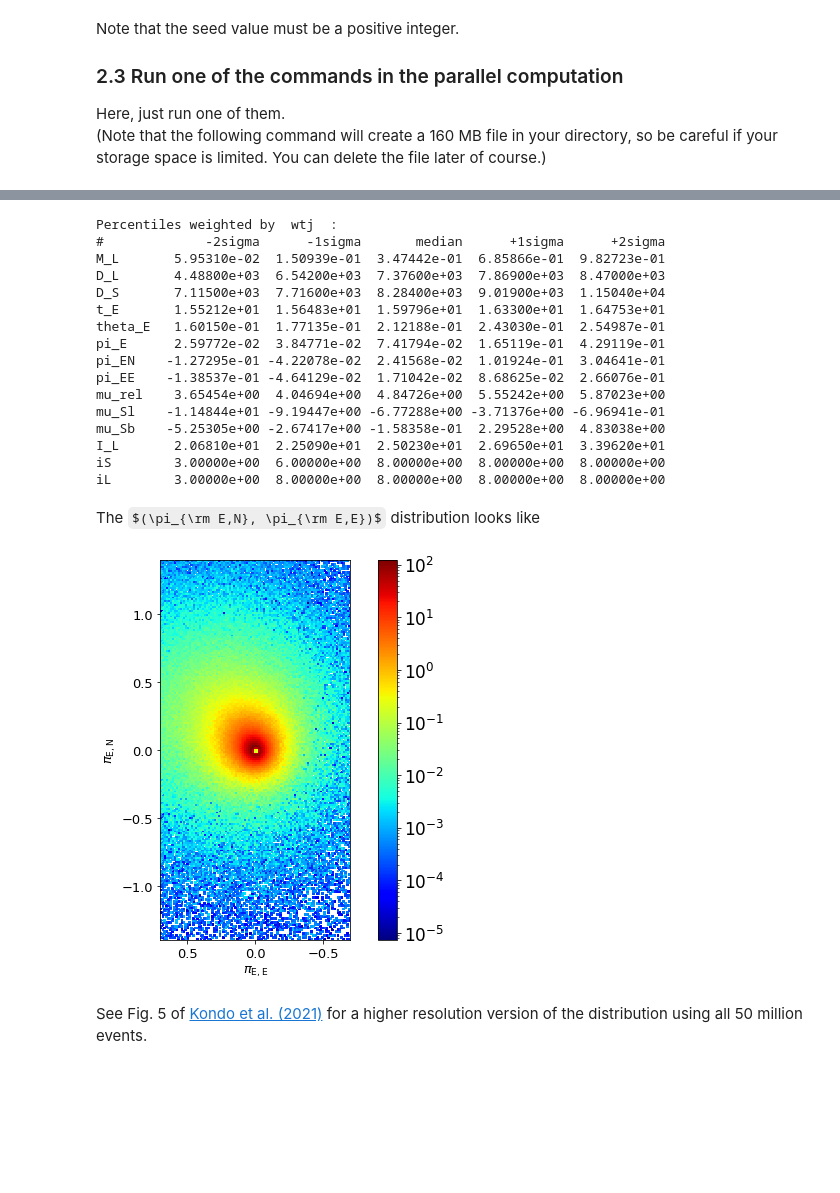
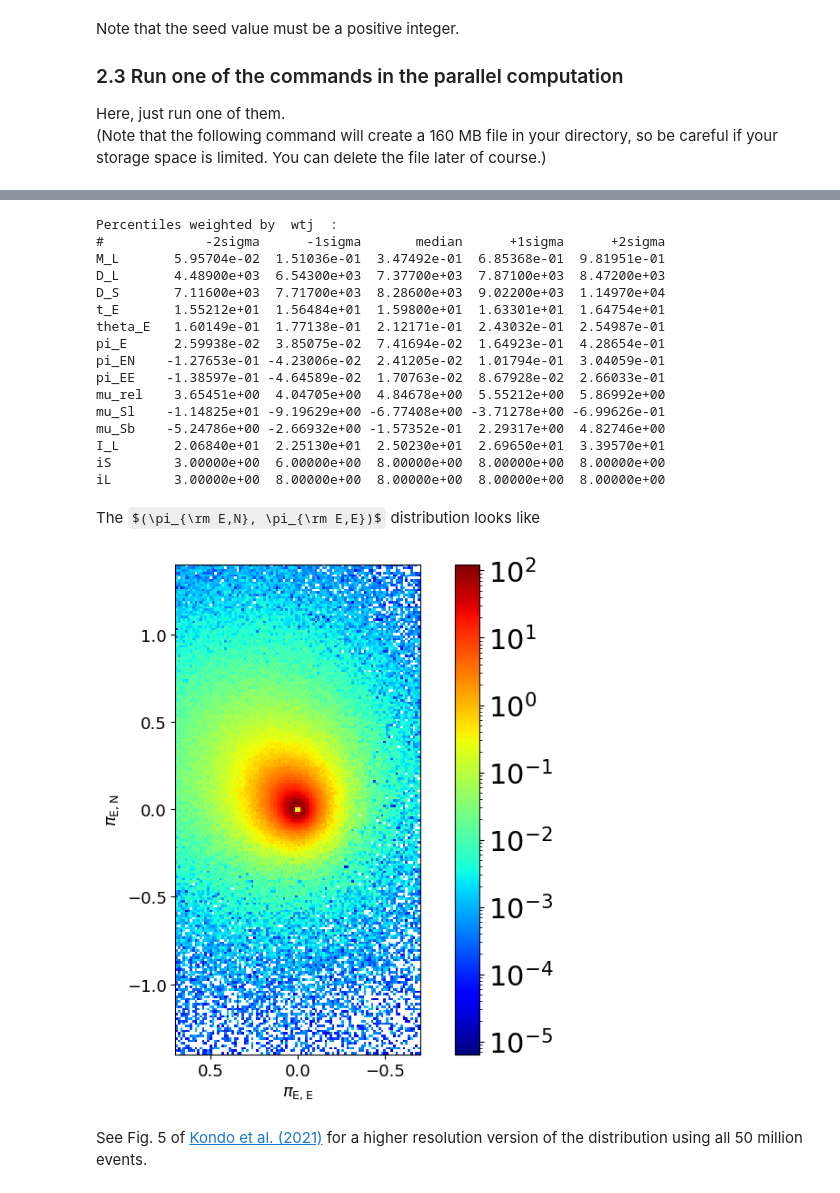
Before and after one commit to nkoshimoto/genulens, a Jupyter notebook: genulens_samples.ipynb, the cells around one changed output, grey strips where cells are left out. Drawn from its saved outputs; the diff is of its cells as text; code cells hidden in the pictures; some formulas as TeX source; blank space fills up the shorter version.

```diff
--- a/genulens_samples.ipynb
+++ b/genulens_samples.ipynb
@@ -31,7 +31,7 @@ def get_header (command) :
 
 
     if VERBOSITY == 3 :
-        header = 'wtj M_L D_L D_S t_E theta_E pi_E pi_EN pi_EE mu_rel mu_Sl mu_Sb I_L iS iL fREM'.split()
+        header = 'wtj M_L D_L D_S t_E theta_E pi_E pi_EN pi_EE mu_rel mu_Sl mu_Sb I_L K_L iS iL fREM'.split()
     elif VERBOSITY == 2 :
         header = 'wtj t_E theta_E pi_EN pi_EE D_S mu_Sl mu_Sb iS iL fREM'.split()
     else :
@@ -95,7 +95,7 @@ def plot_hist_wt (axis, data, col = 'C1', log = 0, label = None, wt = None, NXBI
         xbins = np.logspace(np.log10(xmin), np.log10(xmax), num=NXBIN+1)
     else :
         xbins = np.linspace(xmin, xmax, num=NXBIN+1)
-    y, x, pol = axis.hist(data, bins = xbins, histtype = 'step', linewidth = '2', color = col, label = label, weights = wt)
+    y, x, pol = axis.hist(data, bins = xbins, histtype = 'step', linewidth = 2, color = col, label = label, weights = wt)
     xpers  = weighted_percentile(data, [0.1587, 0.50, 0.8413], weights=wt)
     # print (xpers)
     # xpers = np.percentile(data, q=100*np.array([0.1587, 0.50, 0.8413]))
@@ -133,19 +133,20 @@ def hist_wt (data, header, logparams = [], wtcol = None, PLOT = True, NXBIN = 50
     else :
         wt =  dataT[wtcol]
 
-    if PLOT :  # plot histogram
+    if PLOT:  # plot histogram
         if wtcol < nparam :
             print("Histogram weighted by ", header[wtcol], " : ")
         plt.rcParams["font.size"] = 13
 
         # Determine number of panels
-        Nx = np.int(np.sqrt(nparam))
+        Nx = int(np.sqrt(nparam))
         if(Nx != np.sqrt(nparam)) : Nx += 1
-        Ny = np.int(nparam / Nx)
+        Ny = int(nparam / Nx)
         if(Nx * Ny < nparam) : Ny += 1
 
         fig, ax = plt.subplots(Ny, Nx, figsize=(14, 14*Ny/Nx))
         plt.subplots_adjust(wspace=0.4, hspace=0.4)
+
 
         for i in range(Ny*Nx) :
             # Skip wtcol param
@@ -154,13 +155,13 @@ def hist_wt (data, header, logparams = [], wtcol = None, PLOT = True, NXBIN = 50
 
             # Get (ix, iy)
             if i < wtcol :
-                ix = np.int(i/Nx)
+                ix = int(i/Nx)
                 iy = i % Nx
             else :
-                ix = np.int((i-1)/Nx)
+                ix = int((i-1)/Nx)
                 iy = (i-1) % Nx
                 if i == Ny*Nx - 1 :
-                    ax[np.int(i/Nx), i % Nx].axis('off') # deactivate the panel unused due to wtcol
+                    ax[int(i/Nx), i % Nx].axis('off') # deactivate the panel unused due to wtcol
 
             if i >= nparam :
                 ax[ix,iy].axis('off')
@@ -540,18 +541,18 @@ for i, ptile in enumerate(ptiles):
 # %% [output]
 Percentiles weighted by  wtj  :
 #             -2sigma      -1sigma       median      +1sigma      +2sigma
-M_L       5.95310e-02  1.50939e-01  3.47442e-01  6.85866e-01  9.82723e-01
-D_L       4.48800e+03  6.54200e+03  7.37600e+03  7.86900e+03  8.47000e+03
-D_S       7.11500e+03  7.71600e+03  8.28400e+03  9.01900e+03  1.15040e+04
-t_E       1.55212e+01  1.56483e+01  1.59796e+01  1.63300e+01  1.64753e+01
-theta_E   1.60150e-01  1.77135e-01  2.12188e-01  2.43030e-01  2.54987e-01
-pi_E      2.59772e-02  3.84771e-02  7.41794e-02  1.65119e-01  4.29119e-01
-pi_EN    -1.27295e-01 -4.22078e-02  2.41568e-02  1.01924e-01  3.04641e-01
-pi_EE    -1.38537e-01 -4.64129e-02  1.71042e-02  8.68625e-02  2.66076e-01
-mu_rel    3.65454e+00  4.04694e+00  4.84726e+00  5.55242e+00  5.87023e+00
-mu_Sl    -1.14844e+01 -9.19447e+00 -6.77288e+00 -3.71376e+00 -6.96941e-01
-mu_Sb    -5.25305e+00 -2.67417e+00 -1.58358e-01  2.29528e+00  4.83038e+00
-I_L       2.06810e+01  2.25090e+01  2.50230e+01  2.69650e+01  3.39620e+01
+M_L       5.95704e-02  1.51036e-01  3.47492e-01  6.85368e-01  9.81951e-01
+D_L       4.48900e+03  6.54300e+03  7.37700e+03  7.87100e+03  8.47200e+03
+D_S       7.11600e+03  7.71700e+03  8.28600e+03  9.02200e+03  1.14970e+04
+t_E       1.55212e+01  1.56484e+01  1.59800e+01  1.63301e+01  1.64754e+01
+theta_E   1.60149e-01  1.77138e-01  2.12171e-01  2.43032e-01  2.54987e-01
+pi_E      2.59938e-02  3.85075e-02  7.41694e-02  1.64923e-01  4.28654e-01
+pi_EN    -1.27653e-01 -4.23006e-02  2.41205e-02  1.01794e-01  3.04059e-01
+pi_EE    -1.38597e-01 -4.64589e-02  1.70763e-02  8.67928e-02  2.66033e-01
+mu_rel    3.65451e+00  4.04705e+00  4.84678e+00  5.55212e+00  5.86992e+00
+mu_Sl    -1.14825e+01 -9.19629e+00 -6.77408e+00 -3.71278e+00 -6.99626e-01
+mu_Sb    -5.24786e+00 -2.66932e+00 -1.57352e-01  2.29317e+00  4.82746e+00
+I_L       2.06840e+01  2.25130e+01  2.50230e+01  2.69650e+01  3.39570e+01
 iS        3.00000e+00  6.00000e+00  8.00000e+00  8.00000e+00  8.00000e+00
 iL        3.00000e+00  8.00000e+00  8.00000e+00  8.00000e+00  8.00000e+00
 # %% [markdown]
@@ -559,25 +560,25 @@ The $(\pi_{\rm E,N}, \pi_{\rm E,E})$ distribution looks like
 # %%
 # Plot P(pi_EN, pi_EE)
 dataT = data.T
 fig, ax = plt.subplots(1, 1, figsize=(10, 7))
-plt.rcParams["font.size"] = 17
+plt.rcParams["font.size"] = 22
 # ax = fig.add_subplot(111)
 NXBIN, NYBIN = 100, 200
 xmin, xmax = -0.7, 0.7
 ymin, ymax = -1.4, 1.4
 # ZMIN, ZMAX
 xedges =     np.linspace(xmin, xmax, NXBIN+1)
 yedges =     np.linspace(ymin, ymax, NYBIN+1)
 H2D, xedges, yedges = np.histogram2d(dataT[8], dataT[7], weights= dataT[0], bins=(xedges, yedges))
 import matplotlib as mpl
 plt.pcolormesh(xedges, yedges, H2D.T, cmap='jet', norm=mpl.colors.LogNorm())
 cbar= plt.colorbar()
 ax.set_xlabel(r'$\pi_{\rm E, E}$')
 ax.set_ylabel(r'$\pi_{\rm E, N}$')
 ax.set_aspect("equal", "box")
 ax.invert_xaxis()
 # %% [output]
-[figure, old version]
+[figure, new version]
 # %% [markdown]
 See Fig. 5 of [Kondo et al. (2021)](https://ui.adsabs.harvard.edu/abs/2021AJ....162...77K/abstract) for a higher resolution version of the distribution using all 50 million events.
 # %% [markdown]
```
Also changed, not shown: parts of 19 cells of this notebook, 2 other files.
